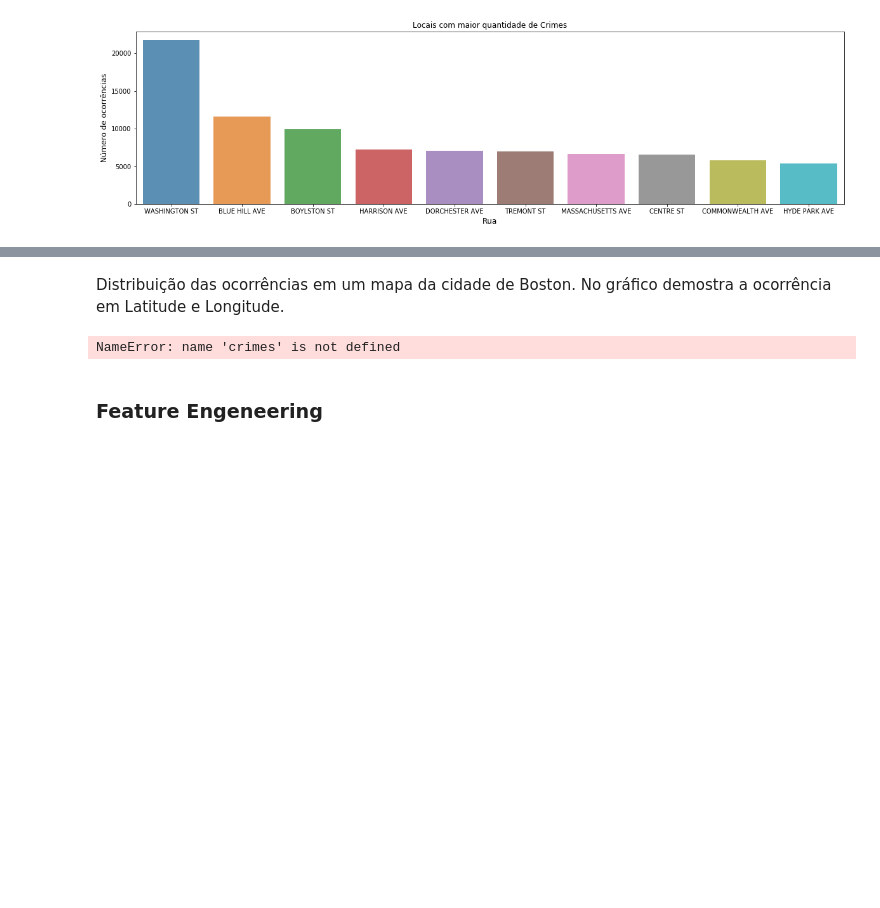
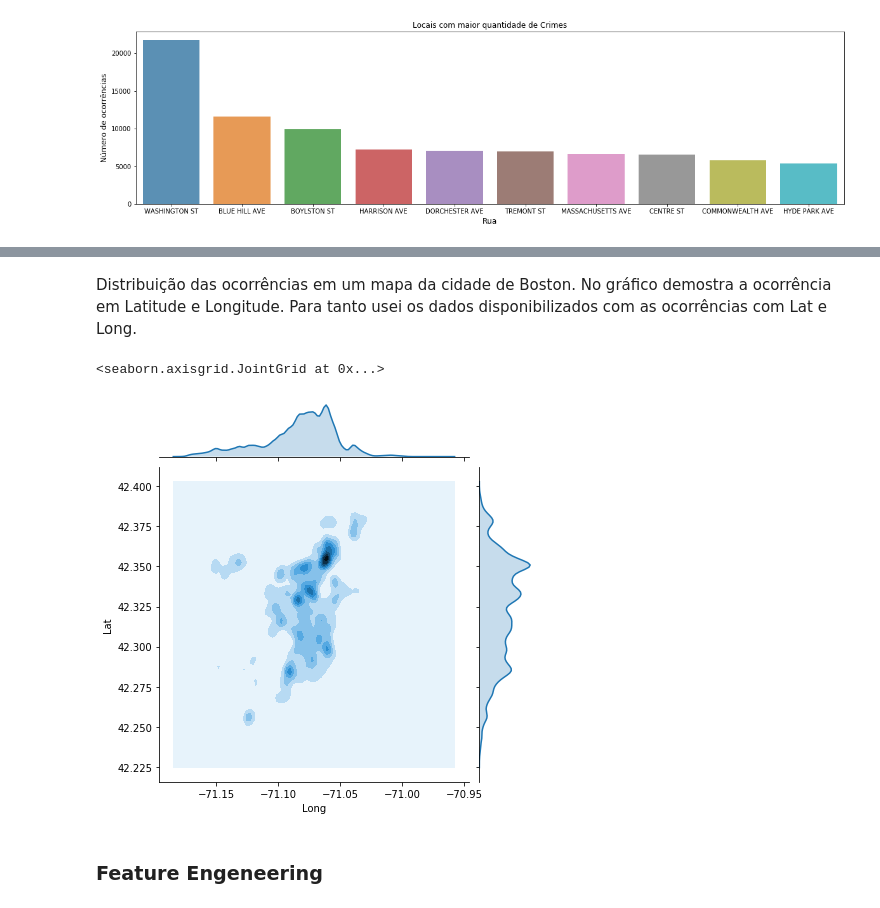
Before and after one commit to pabloazevedo/PortifolioDS, a Jupyter notebook: Boston Crimes.ipynb, the cells around one changed output, grey strips where cells are left out. Cells and saved outputs as stored; diff of their text form; code cells hidden in the pictures; blank space fills up the shorter version.

```diff
--- a/Boston Crimes.ipynb
+++ b/Boston Crimes.ipynb
@@ -190,22 +210,23 @@ plt.show()
 # %% [markdown]
-Distribuição das ocorrências em um mapa da cidade de Boston. No gráfico demostra a ocorrência em Latitude e Longitude.
+Distribuição das ocorrências em um mapa da cidade de Boston. No gráfico demostra a ocorrência em Latitude e Longitude. Para tanto usei os dados disponibilizados com as ocorrências com Lat e Long.
 # %%
-location_shoot = crime_count[['Lat','Long']]
+location_shoot = crime_code[['Lat','Long']]
 location_shoot = location_shoot.dropna()
 
 location_shoot = location_shoot.loc[(location_shoot['Lat']>40) & (location_shoot['Long'] < -60)]
 
 x_shoot = location_shoot['Long']
 y_shoot = location_shoot['Lat']
 
 # Custom the inside plot: options are: “scatter” | “reg” | “resid” | “kde” | “hex”
 #sns.jointplot(x_shoot, y_shoot, kind='scatter')
 #sns.jointplot(x_shoot, y_shoot, kind='reg')
 #sns.jointplot(x_shoot, y_shoot, kind='resid')
 #sns.jointplot(x_shoot, y_shoot, kind='hex')
 sns.jointplot(x_shoot, y_shoot, kind='kde')
 # %% [output]
-NameError: name 'crimes' is not defined
+<seaborn.axisgrid.JointGrid at 0x...>
+[figure, added]
 # %% [markdown]
 ### Feature Engeneering
 # %% [markdown]
```
Also changed, not shown: parts of 44 cells of this notebook.
